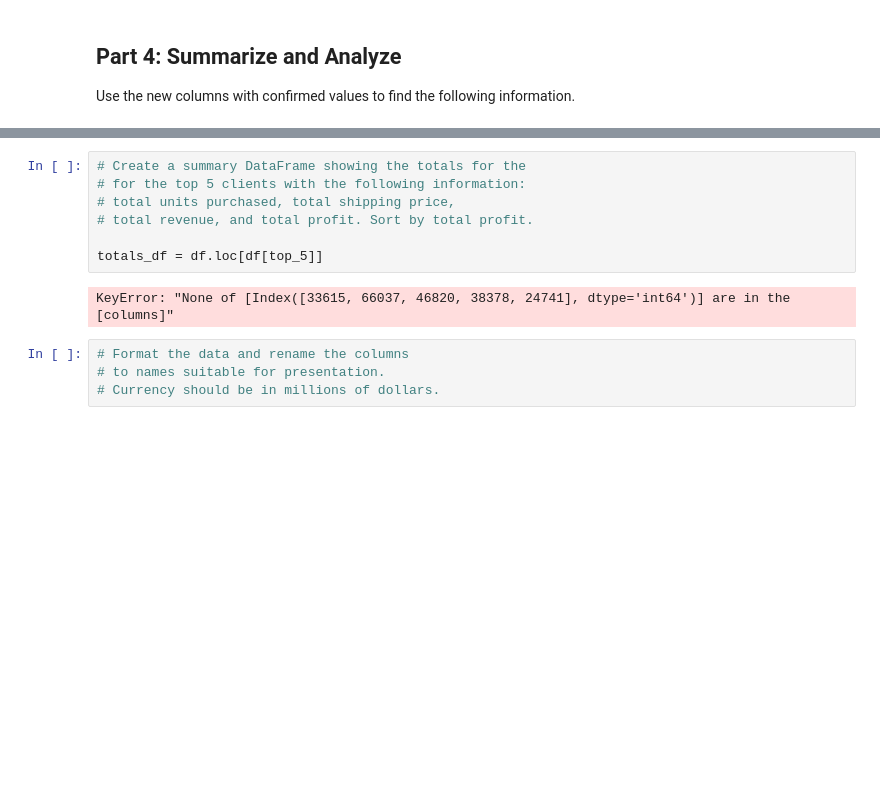
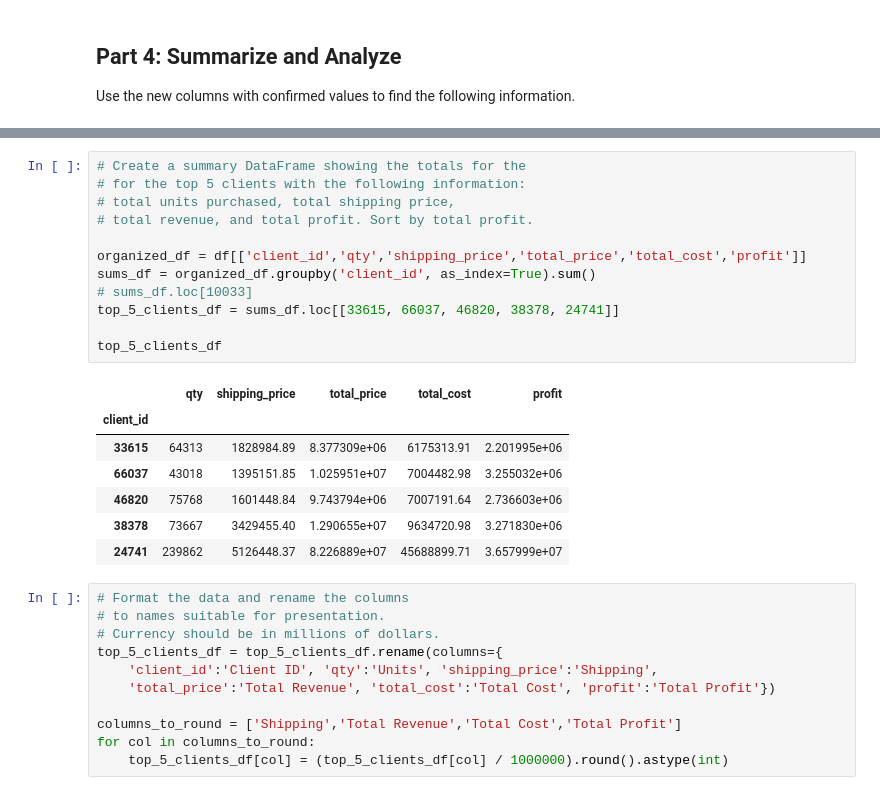
Before and after one commit to jvanskyhawk/pandas-challenge-1, a Jupyter notebook: module_4_challenge.ipynb, the cells around one changed output, grey strips where cells are left out. Saved outputs shown, nothing was run; the diff lists cells and outputs as text; blank space fills up the shorter version.

Commit message:
for loop for rounding to millions in df

```diff
--- a/module_4_challenge.ipynb
+++ b/module_4_challenge.ipynb
@@ -218,15 +231,33 @@ client_1['total_price'].sum()
 # %%
 # Create a summary DataFrame showing the totals for the
 # for the top 5 clients with the following information:
 # total units purchased, total shipping price,
 # total revenue, and total profit. Sort by total profit.
 
-totals_df = df.loc[df[top_5]]
+organized_df = df[['client_id','qty','shipping_price','total_price','total_cost','profit']]
+sums_df = organized_df.groupby('client_id', as_index=True).sum()
+# sums_df.loc[10033]
+top_5_clients_df = sums_df.loc[[33615, 66037, 46820, 38378, 24741]]
+
+top_5_clients_df
 # %% [output]
-KeyError: "None of [Index([33615, 66037, 46820, 38378, 24741], dtype='int64')] are in the [columns]"
+|  | qty | shipping_price | total_price | total_cost | profit |
+| client_id |  |  |  |  |  |
+| 33615 | 64313 | 1828984.89 | 8.377309e+06 | 6175313.91 | 2.201995e+06 |
+| 66037 | 43018 | 1395151.85 | 1.025951e+07 | 7004482.98 | 3.255032e+06 |
+| 46820 | 75768 | 1601448.84 | 9.743794e+06 | 7007191.64 | 2.736603e+06 |
+| 38378 | 73667 | 3429455.40 | 1.290655e+07 | 9634720.98 | 3.271830e+06 |
+| 24741 | 239862 | 5126448.37 | 8.226889e+07 | 45688899.71 | 3.657999e+07 |
 # %%
 # Format the data and rename the columns
 # to names suitable for presentation.
 # Currency should be in millions of dollars.
+top_5_clients_df = top_5_clients_df.rename(columns={
+    'client_id':'Client ID', 'qty':'Units', 'shipping_price':'Shipping',
+    'total_price':'Total Revenue', 'total_cost':'Total Cost', 'profit':'Total Profit'})
+
+columns_to_round = ['Shipping','Total Revenue','Total Cost','Total Profit']
+for col in columns_to_round:
+    top_5_clients_df[col] = (top_5_clients_df[col] / 1000000).round().astype(int)
 # %%
 # Sort the updated data by "Total Profit" form highest to lowest
```
Also changed, not shown: parts of 2 cells of this notebook.
